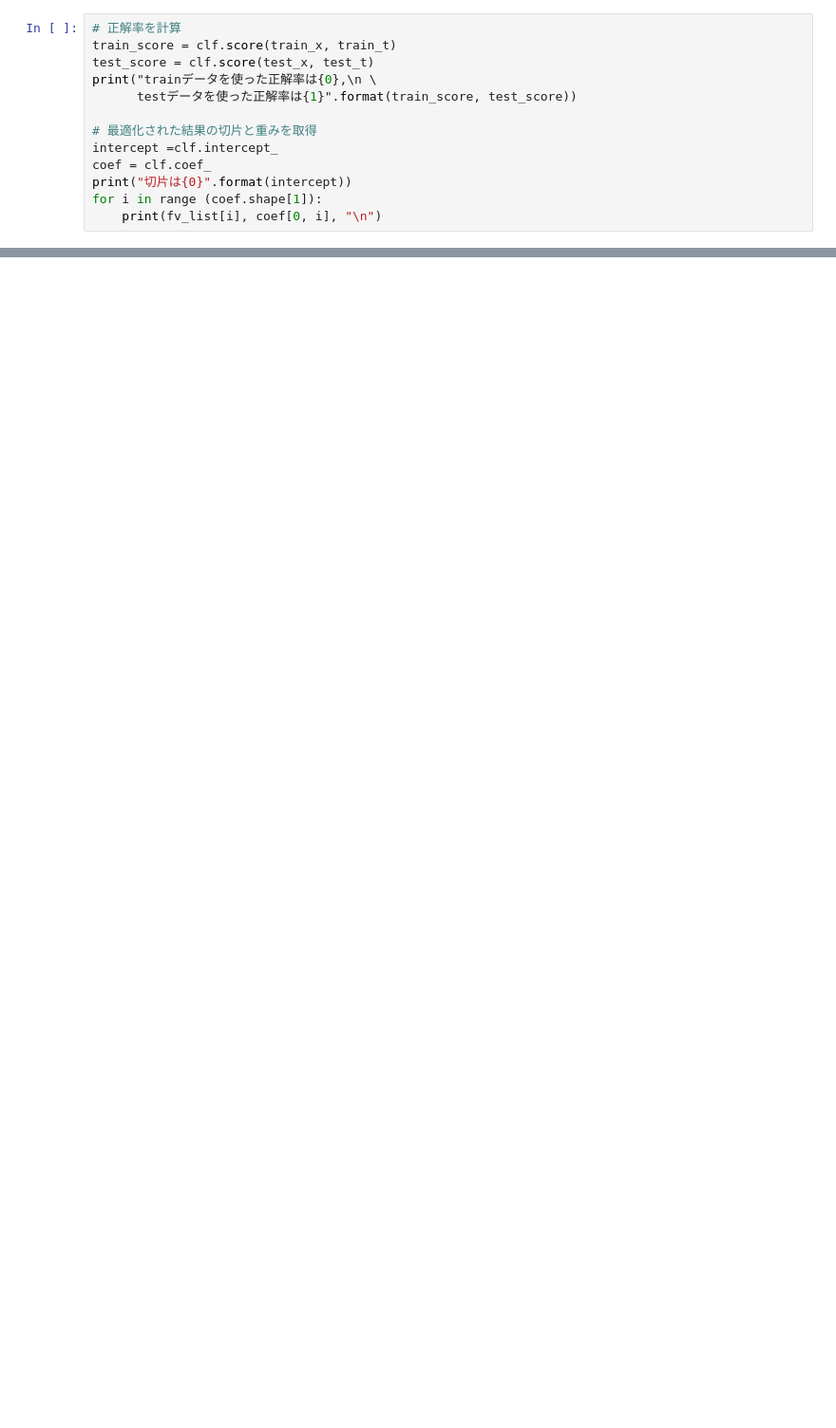
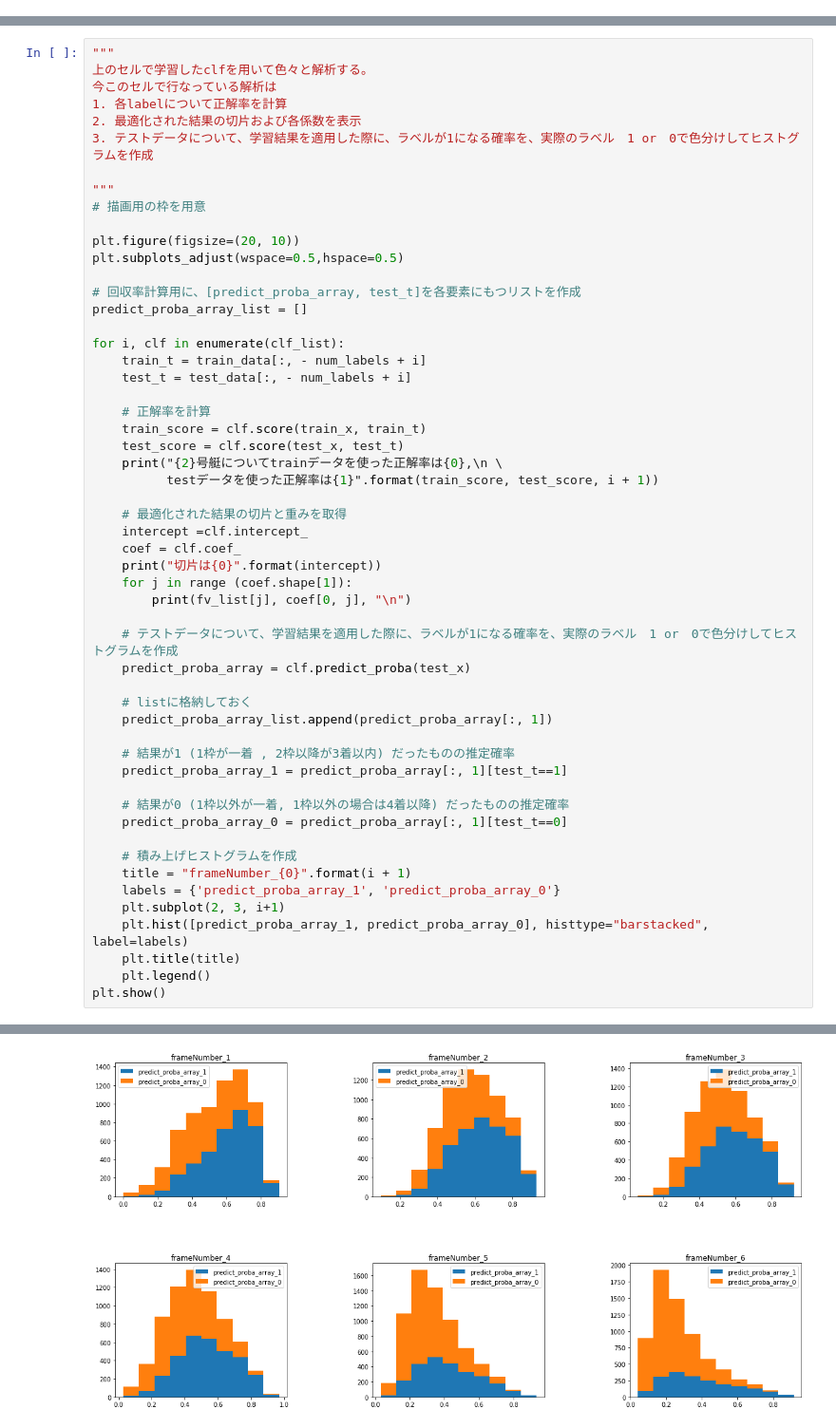
Before and after one commit to griCe14807/boatrace, a Jupyter notebook: src/analyze/logistic_regression.ipynb, the cells around one changed output, grey strips where cells are left out. Shown at 95% size. Saved outputs shown, nothing was run; the diff lists cells and outputs as text; blank space fills up the shorter version.

```diff
--- a/src/analyze/logistic_regression.ipynb
+++ b/src/analyze/logistic_regression.ipynb
@@ -117,13 +50,0 @@ LogisticRegression(C=1.0, class_weight=None, dual=False, fit_intercept=True,
-# %%
-# 正解率を計算
-train_score = clf.score(train_x, train_t)
-test_score = clf.score(test_x, test_t)
-print("trainデータを使った正解率は{0},\n \
-      testデータを使った正解率は{1}".format(train_score, test_score))
-
-# 最適化された結果の切片と重みを取得
-intercept =clf.intercept_
-coef = clf.coef_
-print("切片は{0}".format(intercept))
-for i in range (coef.shape[1]):
-    print(fv_list[i], coef[0, i], "\n")
@@ -172,0 +184,55 @@ plt.show()
+# %%
+"""
+上のセルで学習したclfを用いて色々と解析する。
+今このセルで行なっている解析は
+1. 各labelについて正解率を計算
+2. 最適化された結果の切片および各係数を表示
+3. テストデータについて、学習結果を適用した際に、ラベルが1になる確率を、実際のラベル　1 or　0で色分けしてヒストグラムを作成
+
+"""
+# 描画用の枠を用意
+
+plt.figure(figsize=(20, 10))
+plt.subplots_adjust(wspace=0.5,hspace=0.5)
+
+# 回収率計算用に、[predict_proba_array, test_t]を各要素にもつリストを作成
+predict_proba_array_list = []
+
+for i, clf in enumerate(clf_list):
+    train_t = train_data[:, - num_labels + i]
+    test_t = test_data[:, - num_labels + i]
+
+    # 正解率を計算
+    train_score = clf.score(train_x, train_t)
+    test_score = clf.score(test_x, test_t)
+    print("{2}号艇についてtrainデータを使った正解率は{0},\n \
+          testデータを使った正解率は{1}".format(train_score, test_score, i + 1))
+
+    # 最適化された結果の切片と重みを取得
+    intercept =clf.intercept_
+    coef = clf.coef_
+    print("切片は{0}".format(intercept))
+    for j in range (coef.shape[1]):
+        print(fv_list[j], coef[0, j], "\n")
+
+    # テストデータについて、学習結果を適用した際に、ラベルが1になる確率を、実際のラベル　1 or　0で色分けしてヒストグラムを作成
+    predict_proba_array = clf.predict_proba(test_x)
+
+    # listに格納しておく
+    predict_proba_array_list.append(predict_proba_array[:, 1])
+
+    # 結果が1 (1枠が一着 , 2枠以降が3着以内) だったものの推定確率
+    predict_proba_array_1 = predict_proba_array[:, 1][test_t==1]
+
+    # 結果が0 (1枠以外が一着, 1枠以外の場合は4着以降) だったものの推定確率
+    predict_proba_array_0 = predict_proba_array[:, 1][test_t==0]
+
+    # 積み上げヒストグラムを作成
+    title = "frameNumber_{0}".format(i + 1)
+    labels = {'predict_proba_array_1', 'predict_proba_array_0'}
+    plt.subplot(2, 3, i+1)
+    plt.hist([predict_proba_array_1, predict_proba_array_0], histtype="barstacked", label=labels)
+    plt.title(title)
+    plt.legend()
+plt.show()
+# %% [output]
@@ -172,0 +256 @@ plt.show()
+[figure, added]
```
Also changed, not shown: parts of 16 cells of this notebook, 1 other file.
